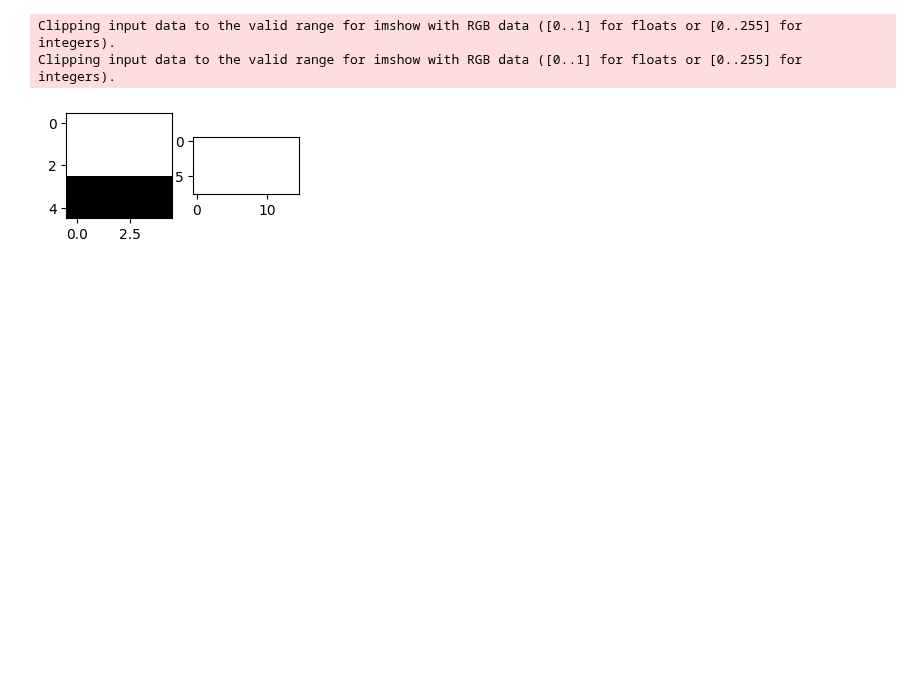
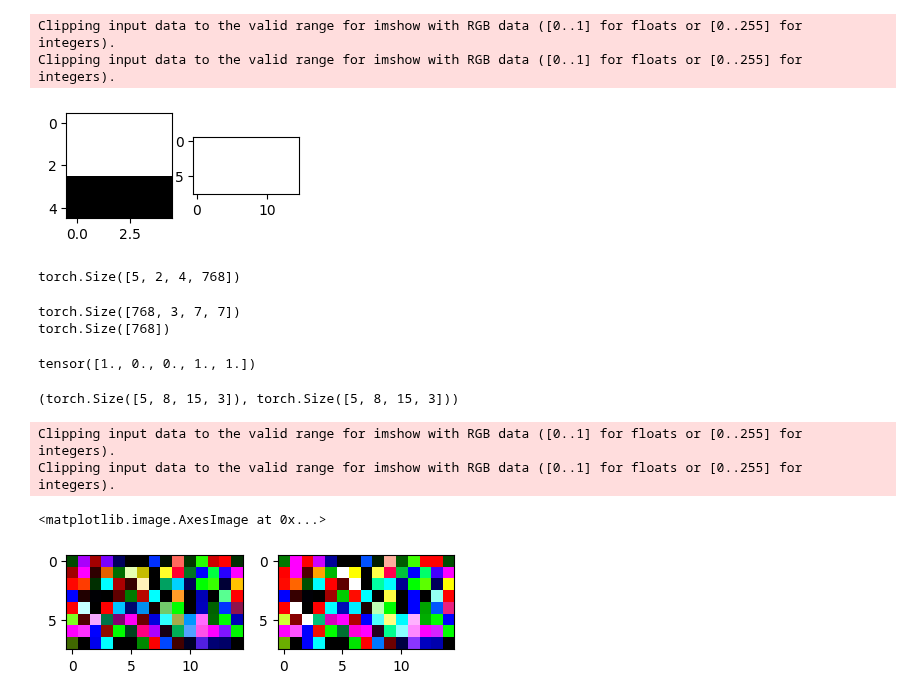
Before and after one commit to arun477/sam_2_explainer, a Jupyter notebook: utils.ipynb, the cells around one changed output. Cells and saved outputs as stored; diff of their text form; code cells hidden in the pictures; blank space fills up the shorter version.

Commit message:
drop path tested

```diff
--- a/utils.ipynb
+++ b/utils.ipynb
@@ -100,8 +100,9 @@ class PatchEmbed(nn.Module):
 # %% [markdown]
 ##### DropPath
 # %%
-# this is different from normal dropout. dropout dropes each element independent of each other
-# but this DropPath is specifically make particular dims completely.
+# https://arxiv.org/pdf/1603.09382
+# basically drops layer instead of neurons
+# technical name: Stochastic Depth
 class DropPath(nn.Module):
     def __init__(self, drop_prop=0.0, scale_by_keep=True):
         super().__init__()
@@ -115,7 +116,7 @@ class DropPath(nn.Module):
         keep_prob = 1 - self.drop_prop
 
         # for each first dim, need to decide wheather to keep that dim or make the values zero
-        shape = (x.shape[0],) + (1 ) * (x.ndim -1)
+        shape = (x.shape[0],) + (1,) * (x.ndim -1)
 
         # create empty tensor with 0 values
         # then do bernouli sampling basically. make certain zeros and 1 with keep prop
@@ -1417,0 +1431,50 @@ Clipping input data to the valid range for imshow with RGB data ([0..1] for floa
+# %%
+x = torch.randn(5, 8, 15, 3)
+o = PatchEmbed()(x.permute(0, 3, 1, 2))
+o.shape
+# %% [output]
+torch.Size([5, 2, 4, 768])
+# %%
+for w in PatchEmbed().proj.parameters():
+    print(w.shape)
+# %% [output]
+torch.Size([768, 3, 7, 7])
+torch.Size([768])
+# %%
+class DropPath(nn.Module):
+    def __init__(self, drop_prob=0.0, scale_by_keep=True):
+        super().__init__()
+        self.drop_prob = drop_prob
+        self.scale_by_keep = scale_by_keep
+
+    def forward(self, x):
+        if self.drop_prob == 0.0 or not self.training:
+            return x
+
+        keep_prob = 1 - self.drop_prob
+        shape = (x.shape[0],) + (1,) * (x.ndim - 1)
+
+        random_tensor = x.new_empty(shape)
+        random_tensor = random_tensor.bernoulli_(keep_prob)
+        print(random_tensor.view(5))
+
+        if keep_prob > 0.0 and self.scale_by_keep:
+            random_tensor.div_(keep_prob)
+
+        return x * random_tensor
+# %%
+x = torch.randn(5, 8, 15, 3)
+o = DropPath(drop_prob=0.4)(x)
+x.shape, o.shape
+# %% [output]
+tensor([1., 0., 0., 1., 1.])
+(torch.Size([5, 8, 15, 3]), torch.Size([5, 8, 15, 3]))
+# %%
+_, axs = plt.subplots(1, 2, figsize=(5, 3))
+axs[0].imshow(x[0])
+axs[1].imshow(o[0])
+# %% [output]
+Clipping input data to the valid range for imshow with RGB data ([0..1] for floats or [0..255] for integers).
+Clipping input data to the valid range for imshow with RGB data ([0..1] for floats or [0..255] for integers).
+<matplotlib.image.AxesImage at 0x...>
+[figure, added]
```
Also changed, not shown: parts of 1 cell of this notebook.
